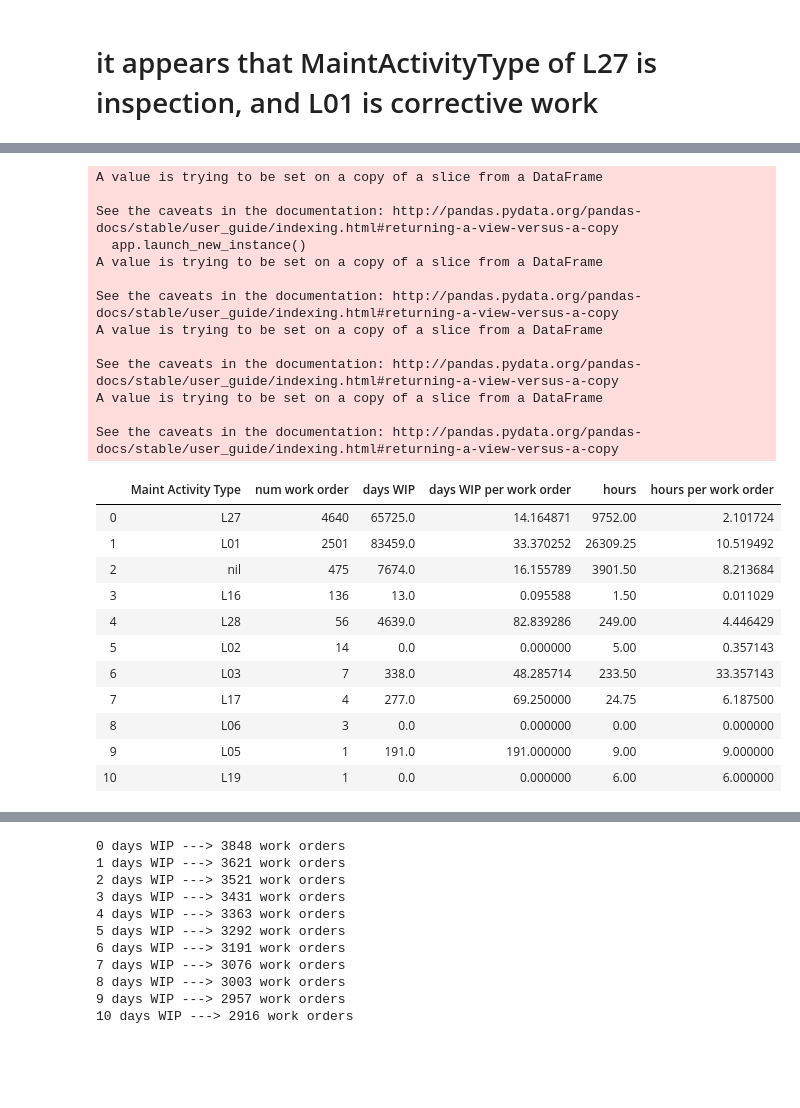
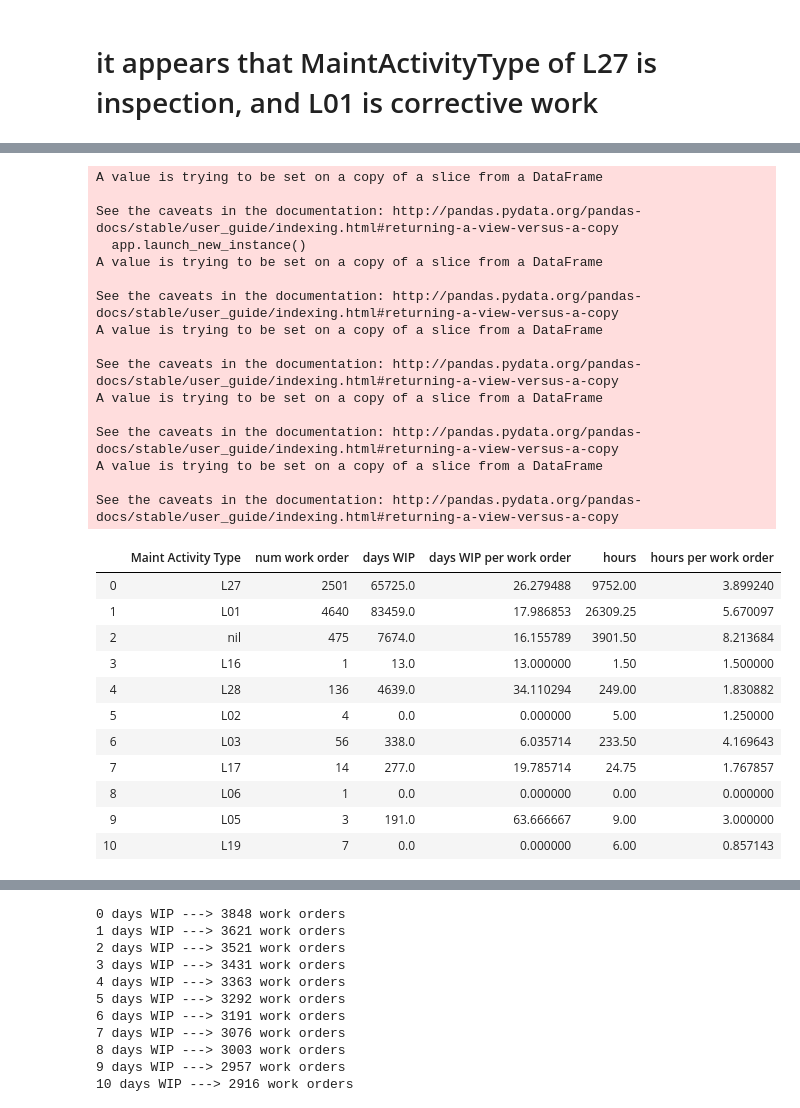
Before and after one commit to albud187/Data-Analytics-DRMIS-SAP-Production, a Jupyter notebook: Data Analytics DRMIS 14W.ipynb, the cells around one changed output, grey strips where cells are left out. Drawn from its saved outputs; the diff is of its cells as text; code cells hidden in the pictures; blank space fills up the shorter version.

```diff
--- a/Data Analytics DRMIS 14W.ipynb
+++ b/Data Analytics DRMIS 14W.ipynb
@@ -380,22 +380,25 @@ vehicle_df[vehicle_df['work type']=='corrective'].head()
 | 32 | 1102604818 | *16767 HYDRAULIC LEAK | 0 | 0.0 | nil | ... |
 # %%
 work_centers = list(vehicle_df['Main work center'].unique())
-num_workorder_workcenter = vehicle_df['Main work center'].value_counts()
+num_workorder_workcenter = [0.0]*len(work_centers)
 days_WIP_work_center = [0.0]*len(work_centers)
 days_WIP_work_order_work_center = [0.0]*len(work_centers)
 hours_per_work_center = [0.0]*len(work_centers)
 hours_per_work_order_work_center = [0.0]*len(work_centers)
-
+sdev_hours_per = [0.0]*len(work_centers)
 databyworkcenter = {'work center':work_centers,'num work order': num_workorder_workcenter,
                    'days WIP':days_WIP_work_center, 'days WIP per work order':days_WIP_work_order_work_center,
-                   'hours':hours_per_work_center, 'hours per work order':hours_per_work_order_work_center}
+                   'hours':hours_per_work_center, 'hours per work order':hours_per_work_order_work_center,
+                   'std dev hours per work order':sdev_hours_per }
 byworkcenter = pd.DataFrame(databyworkcenter).reset_index(drop=True)
 
 for i in range(len(byworkcenter)):
     work_center = byworkcenter['work center'][i]
+    byworkcenter['num work order'][i] = len(vehicle_df[vehicle_df['Main work center']==work_center]['PM Orders actual hours'])
     byworkcenter['days WIP'][i] = sum(vehicle_df[vehicle_df['Main work center']==work_center]['days WIP'])
     byworkcenter['days WIP per work order'][i] = byworkcenter['days WIP'][i]/byworkcenter['num work order'][i]
     byworkcenter['hours'][i] = sum(vehicle_df[vehicle_df['Main work center']==work_center]['PM Orders actual hours'])
-    byworkcenter['hours per work order'][i] = byworkcenter['hours'][i]/byworkcenter['num work order'][i]
+    byworkcenter['hours per work order'][i] = vehicle_df[vehicle_df['Main work center']==work_center]['PM Orders actual hours'].mean()
+    byworkcenter['std dev hours per work order'][i] = vehicle_df[vehicle_df['Main work center']==work_center]['PM Orders actual hours'].std()
 byworkcenter
 # %% [output]
@@ -435,41 +443,45 @@ hours_per_maint_activity = [0.0]*len(Maint_Activity_Type)
 hours_per_work_order_maint_activity = [0.0]*len(Maint_Activity_Type)
 
 
 databymaintactivity = {'Maint Activity Type': Maint_Activity_Type, 'num work order':num_workorder_MaintActivity,
                       'days WIP':days_WIP_maint_activity, 'days WIP per work order':days_WIP_work_order_maint_activity,
                       'hours':hours_per_maint_activity, 'hours per work order':hours_per_work_order_maint_activity}
 bymaintactivity = pd.DataFrame(databymaintactivity).reset_index(drop=True)
 
 for i in range(len(bymaintactivity)):
     maint_activity = bymaintactivity['Maint Activity Type'][i]
+    bymaintactivity['num work order'][i] = len(vehicle_df[vehicle_df['MaintActivityType']==maint_activity])
     bymaintactivity['days WIP'][i] = sum(vehicle_df[vehicle_df['MaintActivityType']==maint_activity]['days WIP'])
     bymaintactivity['days WIP per work order'][i] = bymaintactivity['days WIP'][i]/bymaintactivity['num work order'][i]
     bymaintactivity['hours'][i] = sum(vehicle_df[vehicle_df['MaintActivityType']==maint_activity]['PM Orders actual hours'])
     bymaintactivity['hours per work order'][i] = bymaintactivity['hours'][i]/bymaintactivity['num work order'][i]
 bymaintactivity
 # %% [output]
 A value is trying to be set on a copy of a slice from a DataFrame
 
 See the caveats in the documentation: http://pandas.pydata.org/pandas-docs/stable/user_guide/indexing.html#returning-a-view-versus-a-copy
   app.launch_new_instance()
 A value is trying to be set on a copy of a slice from a DataFrame
 
 See the caveats in the documentation: http://pandas.pydata.org/pandas-docs/stable/user_guide/indexing.html#returning-a-view-versus-a-copy
 A value is trying to be set on a copy of a slice from a DataFrame
 
 See the caveats in the documentation: http://pandas.pydata.org/pandas-docs/stable/user_guide/indexing.html#returning-a-view-versus-a-copy
 A value is trying to be set on a copy of a slice from a DataFrame
 
 See the caveats in the documentation: http://pandas.pydata.org/pandas-docs/stable/user_guide/indexing.html#returning-a-view-versus-a-copy
+A value is trying to be set on a copy of a slice from a DataFrame
+
+See the caveats in the documentation: http://pandas.pydata.org/pandas-docs/stable/user_guide/indexing.html#returning-a-view-versus-a-copy
 |  | Maint Activity Type | num work order | days WIP | days WIP per work order | hours | hours per work order |
-| 0 | L27 | 4640 | 65725.0 | 14.164871 | 9752.00 | 2.101724 |
-| 1 | L01 | 2501 | 83459.0 | 33.370252 | 26309.25 | 10.519492 |
+| 0 | L27 | 2501 | 65725.0 | 26.279488 | 9752.00 | 3.899240 |
+| 1 | L01 | 4640 | 83459.0 | 17.986853 | 26309.25 | 5.670097 |
 | 2 | nil | 475 | 7674.0 | 16.155789 | 3901.50 | 8.213684 |
-| 3 | L16 | 136 | 13.0 | 0.095588 | 1.50 | 0.011029 |
-| 4 | L28 | 56 | 4639.0 | 82.839286 | 249.00 | 4.446429 |
-| 5 | L02 | 14 | 0.0 | 0.000000 | 5.00 | 0.357143 |
-| 6 | L03 | 7 | 338.0 | 48.285714 | 233.50 | 33.357143 |
-| 7 | L17 | 4 | 277.0 | 69.250000 | 24.75 | 6.187500 |
-| 8 | L06 | 3 | 0.0 | 0.000000 | 0.00 | 0.000000 |
-| 9 | L05 | 1 | 191.0 | 191.000000 | 9.00 | 9.000000 |
-| 10 | L19 | 1 | 0.0 | 0.000000 | 6.00 | 6.000000 |
+| 3 | L16 | 1 | 13.0 | 13.000000 | 1.50 | 1.500000 |
+| 4 | L28 | 136 | 4639.0 | 34.110294 | 249.00 | 1.830882 |
+| 5 | L02 | 4 | 0.0 | 0.000000 | 5.00 | 1.250000 |
+| 6 | L03 | 56 | 338.0 | 6.035714 | 233.50 | 4.169643 |
+| 7 | L17 | 14 | 277.0 | 19.785714 | 24.75 | 1.767857 |
+| 8 | L06 | 1 | 0.0 | 0.000000 | 0.00 | 0.000000 |
+| 9 | L05 | 3 | 191.0 | 63.666667 | 9.00 | 3.000000 |
+| 10 | L19 | 7 | 0.0 | 0.000000 | 6.00 | 0.857143 |
```
Also changed, not shown: parts of 2 cells of this notebook, 1 other file.
